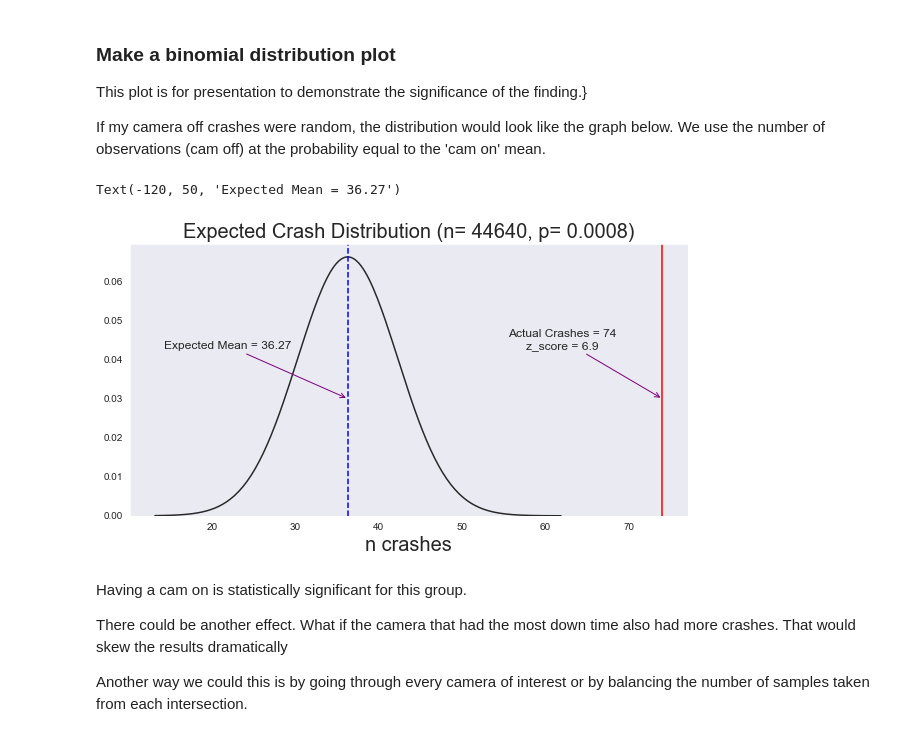
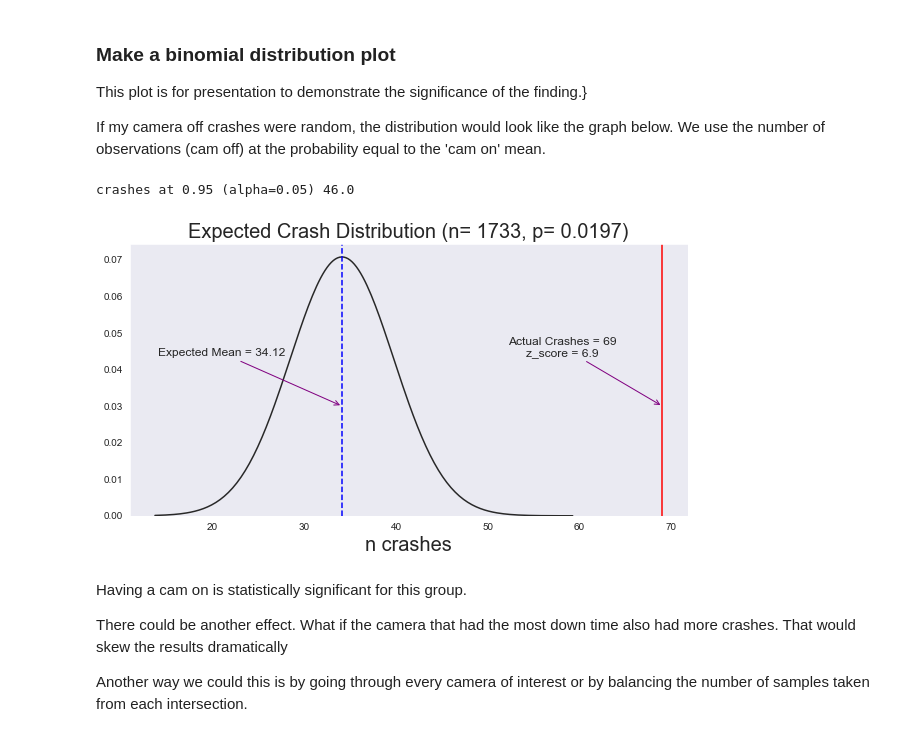
Before and after one commit to sciencelee/chicago-red-light-cameras, a Jupyter notebook: 05-rlc-natural-experiment.ipynb, the cells around one changed output. Cells and saved outputs as stored; diff of their text form; code cells hidden in the pictures.

```diff
--- a/05-rlc-natural-experiment.ipynb
+++ b/05-rlc-natural-experiment.ipynb
@@ -223,0 +236,4 @@ ORDER BY ah.year, ah.month, ah.day, ah.hour, ah.intersection
+# %%
+cam_df = cam_df[(cam_df['datetime'] >= '2017-09-01') &
+                (cam_df['datetime'] <= '2021-01-31')]
+cam_df.datetime.min()
@@ -247,5 +281,3 @@ Need to do this so we can do some date calculations to see which entries had the
-# %%
-cam_df[['date', 'start', 'end']] = cam_df[['date', 'start', 'end']].apply(pd.to_datetime)
 # %%
 cam_df.isna().sum()  # one entry each accident with no violations/vio_date.  Days with no
 # %% [output]
@@ -278,2 +312,18 @@ print(len(cam_df.intersection.unique()))
 # %% [markdown]
 ### Split my control and experiment groups
+# %%
+from datetime import date
+
+# Which cameras have some rlc_state of 0
+cam_df.datetime = pd.to_datetime(cam_df.datetime)
+
+days = (cam_df.datetime.max() - cam_df.datetime.min()).days
+print(days)
+
+my_intersections = []
+
+for intersection in cam_df.intersection.unique():
+    if cam_df[cam_df['intersection'] == intersection]['rlc_state'].sum() > 0 and cam_df[cam_df['intersection'] == intersection]['rlc_state'].sum() < days:
+        my_intersections.append(intersection)
+
+my_intersections
@@ -411,8 +470,11 @@ We can then look at on/off data for those cams only
 ### Filter the cams of interest
 # %%
 # get cams that have a start date within the investigated period or an end date within it.
-select_cams = cam_df[((cam_df['start'] > datetime(2017,9,1)) & (cam_df['end'] > datetime(2017,9,1)))
-                     | ((cam_df['end'] < datetime(2021, 1, 1)) & (cam_df['end'] > datetime(2017, 9,1)))]
+# select_cams = cam_df[((cam_df['start'] > datetime(2017,9,1)) & (cam_df['end'] > datetime(2017,9,1)))
+#                      | ((cam_df['end'] < datetime(2021, 1, 1)) & (cam_df['end'] > datetime(2017, 9,1)))]
+
+
+select_cams = cam_df[cam_df['intersection'].isin(my_intersections)]
 
 print(select_cams.intersection.unique())  # 7  total
 # %% [output]
@@ -468,11 +530,12 @@ This plot is for presentation to demonstrate the significance of the finding.}
 If my camera off crashes were random, the distribution would look like the graph below.
 We use the number of observations (cam off) at the probability equal to the 'cam on' mean.
 # %%
-
+from scipy.stats import binom
+from statsmodels.stats.proportion import proportion_confint
 
 n, p = n_off, crash_on.mean() # number of trials, probability of each trial
 actual_crash = off['n_crash'].sum()
-dist = np.random.binomial(n, p, 10000)
+dist = np.random.binomial(n, p, 1000)
 mean_crash = dist.mean()
 plt.figure(figsize=[10,5])
 sns.set_style("dark")
@@ -485,35 +548,41 @@ ax.set_ylim(0)
 
 #plt.axvline(110, 0, 1, color='red')
 plt.axvline(actual_crash, 0, 1, color='red', )
 plt.axvline(mean_crash, 0, 1, color='blue', linestyle='dashed')
+
+
+
+
 
 plt.xlabel('n crashes', fontsize=20)
 
 #ax.text(108, 0.045, "Actual n crashes", horizontalalignment='right', size='medium', color='black', weight='semibold')
 ax.annotate(s='Actual Crashes = {}\nz_score = {}'.format(actual_crash, 6.9),
             xy=(actual_crash, 0.03),
             xycoords='data',
             fontsize=12,
             xytext=(-100, 50),
             textcoords='offset points',
             horizontalalignment='center',
             arrowprops=dict(arrowstyle='->', color='purple'),  # Use color black
 
             )   # New param
 
 ax.annotate(s='Expected Mean = {:.2f}'.format(mean_crash),
             xy=(mean_crash, 0.03),
             xycoords='data',
             fontsize=12,
             xytext=(-120, 50),
             horizontalalignment='center',
             textcoords='offset points',
             arrowprops=dict(arrowstyle='->', color='purple'),  # Use color black
 
             )   # New param
+
+print('crashes at 0.95 (alpha=0.05)', binom.ppf(0.975, n, p))
 # %% [output]
-Text(-120, 50, 'Expected Mean = 36.27')
+crashes at 0.95 (alpha=0.05) 46.0
-[figure, old version]
+[figure, new version]
 # %% [markdown]
 Having a cam on is statistically significant for this group.
 
```
Also changed, not shown: parts of 27 cells of this notebook, 3 other files.
